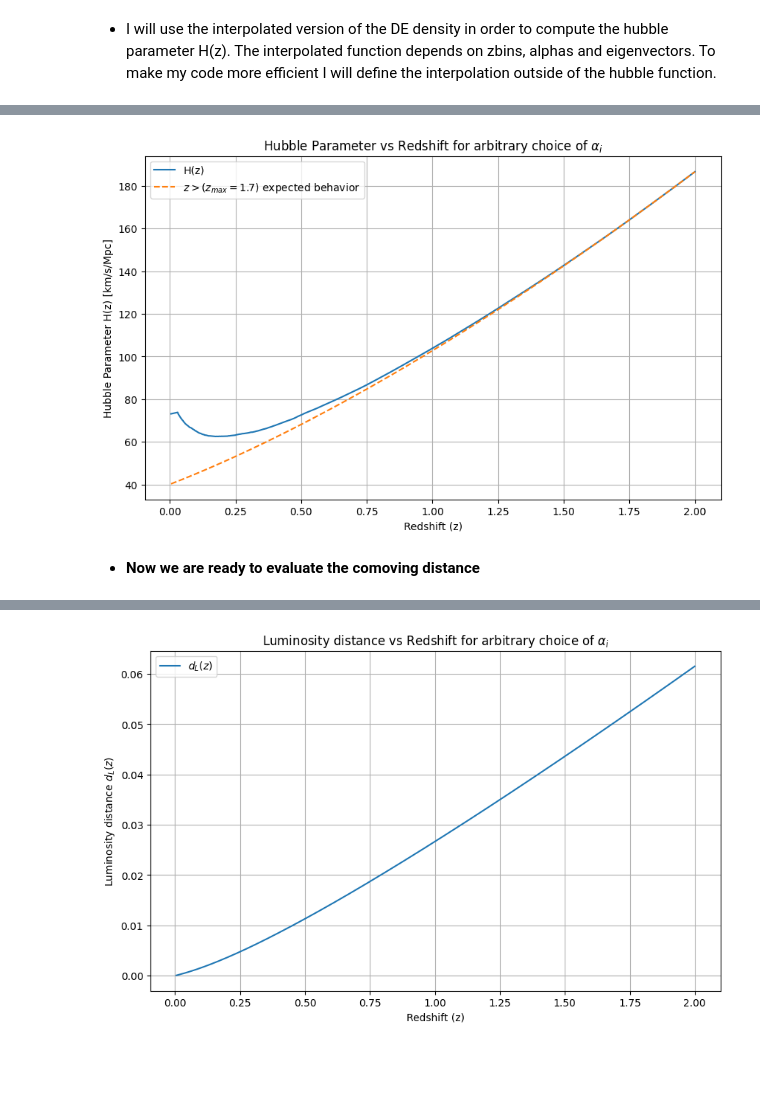
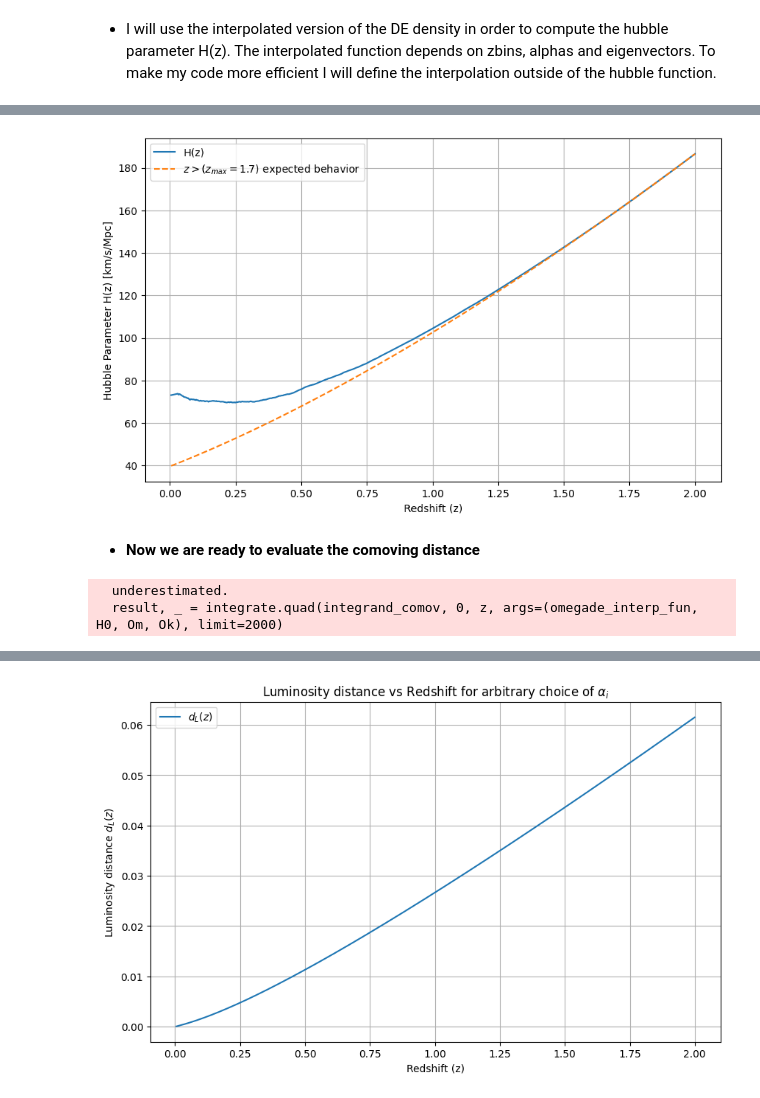
Before and after one commit to SBU-COSMOLIKE/emul2024, a Jupyter notebook: artemis/uniform_sampling_PCs.ipynb, the cells around one changed output, grey strips where cells are left out. Cells and saved outputs as stored; diff of their text form; code cells hidden in the pictures; blank space fills up the shorter version.

Commit message:
corrections for OmegaDE, comparison with CAMB w=-1

```diff
--- a/artemis/uniform_sampling_PCs.ipynb
+++ b/artemis/uniform_sampling_PCs.ipynb
@@ -28,5 +31,6 @@ cmag = 149896229 / 500
 Nx = 500
 zzmin = 0.03
 zzmax = 1.7
-zBinsFisher = [zzmin + i * (zzmax - zzmin) / Nx for i in range(1, Nx + 1)]
+zBinsFisher = np.array([zzmin + i * (zzmax - zzmin) / Nx for i in range(1, Nx + 1)])
 zbins = np.insert(zBinsFisher, 0, 0.03)
+alphasfid = np.array([0] * 500)
@@ -33,8 +43,16 @@ zbins = np.insert(zBinsFisher, 0, 0.03)
 # %% [markdown]
 - Import the eigenfunctions from the mathematica output file.
 # %%
-# eigenvectors = np.loadtxt("/gpfs/home/argiannakopo/cosmo_stuff/eigenvectorsFisherTot.dat")
-eigenvectors = np.loadtxt("/mnt/c/Users/asgia/Desktop/cosmo_stuff/eigenvectorsFisherTot.dat")
+# # eigenvectors = np.loadtxt("/gpfs/home/argiannakopo/cosmo_stuff/eigenvectorsFisherTot.dat")
+# eigenvectors = np.loadtxt("/mnt/c/Users/asgia/Desktop/cosmo_stuff/eigenvectorsFisherTot.dat")
+# eigenvectors.shape
+
+## Load eigenvectors only for SN Fisher without the CMB part
+# eigenvectors = np.loadtxt("/mnt/c/Users/asgia/Desktop/cosmo_stuff/eigenvectorsFisherSN.dat")
+
+#eigenvectors = np.loadtxt("/mnt/c/Users/asgia/Desktop/cosmo_stuff/eigenvectorsFisherSN_ver2.dat")
+eigenvectors = np.loadtxt("/mnt/c/Users/asgia/Desktop/cosmo_stuff/eigenvectorsFisherTot_ver2.dat")
+
 eigenvectors.shape
 # %% [output]
 (500, 500)
@@ -44,9 +62,9 @@ eigenvectors.shape
 # This function returns an array [1, number of z bins] which corresponds DE EoS for each redshift in each bin.
 def w(alphas,eigenvectors):
 
-    weighted_eigenvectors = alphas[:,np.newaxis] * eigenvectors
+    weighted_eigenvectors =  eigenvectors * alphas[:,np.newaxis]
 
     summed_vector = -1 + np.sum(weighted_eigenvectors, axis=0)
 
-    return -1 + summed_vector
+    return summed_vector
 # %%
@@ -106,20 +146,24 @@ def omegade_interp(zbins, alphas, eigenvectors):
 # %%
 alphastest = np.concatenate((np.array([5,5,5,3,3,3,2,2,2,1]), np.array([0.5] * 490)))
 alphastest1 = np.array([1] * 500)
+alphastest2 = np.concatenate((np.array([0]*30), np.array([1] * 470)))
+
 zvals = np.linspace(0.02, 1.9, 600)
-omde_interp = omegade_interp(zbins, alphastest, eigenvectors)
+omde_interp = omegade_interp(zbins, alphastest1, eigenvectors)
 omde_values = [omde_interp(z) for z in zvals]
 # Plotting
 plt.figure(figsize=(10, 6))
 plt.plot(zvals, omde_values , 'r-', label='Akima Interpolation')
-plt.scatter(zBinsFisher, omegade(zbins, alphastest, eigenvectors), color='blue', label='Original Points')
+plt.scatter(zBinsFisher, omegade(zbins, alphastest1, eigenvectors), color='blue', label='Original Points')
 
 plt.xlabel('z')
 plt.ylabel('omegade')
 plt.title(r'Omegade: Original Points and Akima Interpolation with arbitrary choice of $\alpha_i$')
-plt.axhline(y=1, color='black', linestyle='--')
-plt.axhline(y=omde_interp(1.7), color='black', linestyle='--')
+plt.axhline(y=1, color='black', linestyle='--', alpha = 0.5)
+plt.axhline(y=omde_interp(1.7), color='black', linestyle='--', alpha=0.5)
 plt.legend()
 plt.grid(True)
+# os.chdir('/mnt/c/Users/asgia/Desktop/cosmo_stuff/')
+# plt.savefig("OmegaDe_z_alphas_1.pdf", format="pdf", bbox_inches="tight")
 plt.show()
 # %% [output]
@@ -153,22 +184,24 @@ def hubble(z, omegade_interp_fun, H0, Om, Ok):
 # %%
 ## Example plot of Hubble parameter
 zpoints = np.linspace(0.005, 2, 800)
-omegade_interp_fun = omegade_interp(zbins, alphastest, eigenvectors)
+omegade_interp_fun = omegade_interp(zbins, alphastest1, eigenvectors)
 hubble_values = [hubble(z, omegade_interp_fun, 73, 0.24, 0) for z in zpoints]
 # For z > zbins[-1] we expect that the DE component will begome a constant equal to the value shown in the OmegaDE plot above
 hubble_lcdm = [73 * np.sqrt(0.24 * (1+z)**3 + (1- 0.24)*omde_interp(1.7)) for z in zpoints]
 # Plotting
 plt.figure(figsize=(10, 6))
 plt.plot(zpoints, hubble_values, label='H(z)')
 plt.plot(zpoints, hubble_lcdm, linestyle='--', label=r'$z > (z_{max}=1.7)$ expected behavior')
 plt.xlabel('Redshift (z)')
 plt.ylabel('Hubble Parameter H(z) [km/s/Mpc]')
-plt.title(r'Hubble Parameter vs Redshift for arbitrary choice of $\alpha_i$')
+#plt.title(r'Hubble Parameter vs Redshift for arbitrary choice of $\alpha_i$')
 plt.legend()
 plt.grid(True)
+# os.chdir('/mnt/c/Users/asgia/Desktop/cosmo_stuff/')
+# plt.savefig("H_z_interp_alphas_1.pdf", format="pdf", bbox_inches="tight")
 plt.show()
 # %% [output]
-[figure, old version]
+[figure, new version]
 # %% [markdown]
 - **Now we are ready to evaluate the comoving distance**
 # %%
@@ -190 +222,8 @@ def comov_dist(z, omegade_interp_fun, H0, Om, Ok):
         return result
+# %%
+test_list = []
+for z in tqdm(zpoints):
+    test_list.append(comov_dist(z, omegade_interp_fun, 73, 0.24, 0))
+# %% [output]
+  underestimated.
+  result, _ = integrate.quad(integrand_comov, 0, z, args=(omegade_interp_fun, H0, Om, Ok), limit=2000)
```
Also changed, not shown: parts of 28 cells of this notebook, 5 other files.
